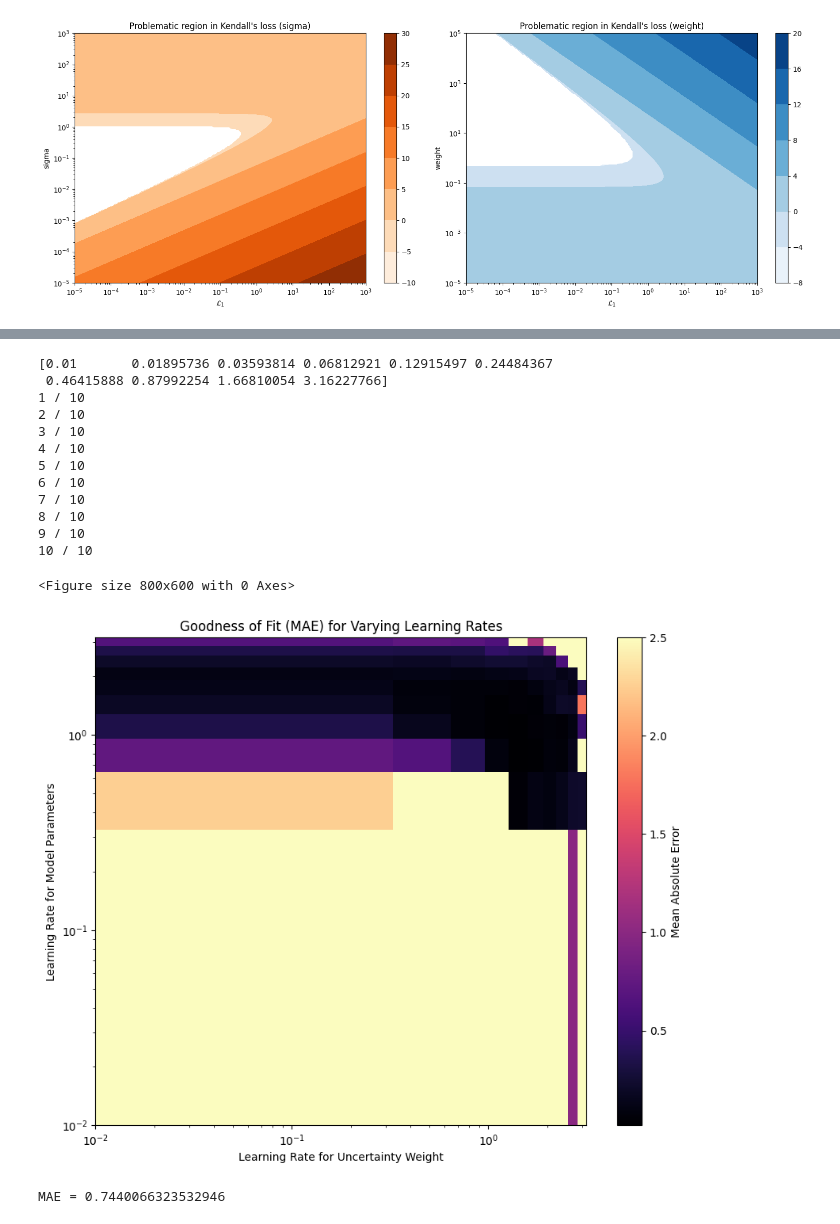
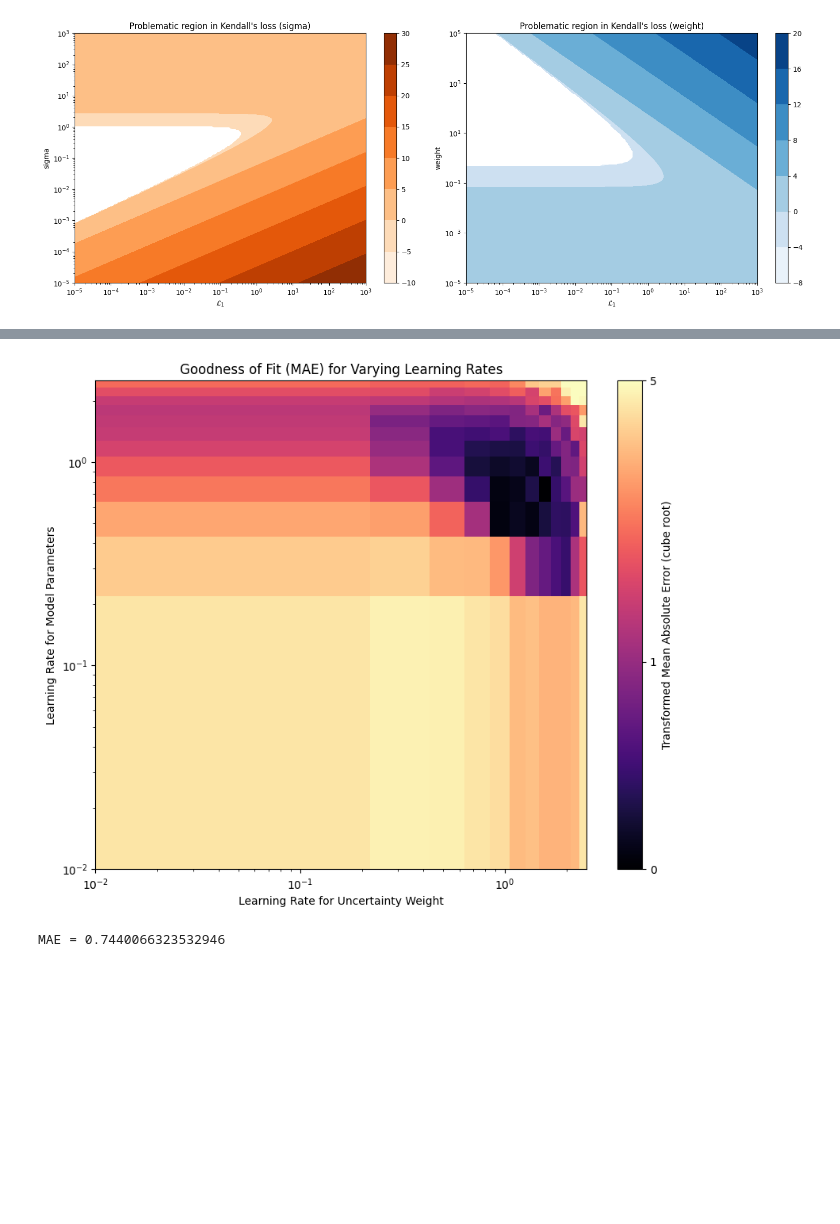
Before and after one commit to graphcore-research/minimol, a Jupyter notebook: notebooks/uncertainty_weighing.ipynb, the cells around one changed output, grey strips where cells are left out. Saved outputs shown, nothing was run; the diff lists cells and outputs as text; code cells hidden in the pictures; blank space fills up the shorter version.

```diff
--- a/notebooks/uncertainty_weighing.ipynb
+++ b/notebooks/uncertainty_weighing.ipynb
@@ -333,6 +209,7 @@ import matplotlib.pyplot as plt
 
 plt.figure(figsize=(8, 6))
 
+repeats = 3
 true_vars = np.logspace(-3, 0, 10)
 # sample_sizes = [8000, 12000, 15000, 18000, 20000]
 # colors = plt.cm.magma(np.linspace(0.2, 0.8, len(sample_sizes)))
@@ -349,19 +226,16 @@ for i, epoch in enumerate(epochs):
     device = torch.device('cpu')
     # device = torch.device('cuda' if torch.cuda.is_available() and batch_size >= 128 else 'cpu')
 
-    learned_vars     = np.zeros_like(true_vars)
+    learned_vars = np.zeros_like(true_vars)
     std_learned_vars = np.zeros_like(true_vars)
 
     for j, variance in enumerate(true_vars):
         # print(f"{i + 1} / {len(batch_sizes)} - {j + 1} / {len(true_vars)}")
         print(f"{i + 1} / {len(epochs)} - {j + 1} / {len(true_vars)}")
-        var_samples = []
+        log_vars = run(variance, samples=1000, epochs=epoch, lr=1e-1, repeats=repeats, batch_size=2, device=device, uncertainty_weighing=True)
 
-        for seed in range(1, 4):
-            var_samples.append(run(variance, samples=1000, epochs=epoch, lr=1e-1, seed=seed, batch_size=2, device=device, uncertainty_weighing=True))
-
-        std_learned_vars[j] = np.std(var_samples)
-        learned_vars[j] = np.mean(var_samples)
+        std_learned_vars[j] = np.std(log_vars)
+        learned_vars[j] = np.mean(log_vars)
 
     plt.plot(true_vars, learned_vars, color=colors[i], alpha=0.7, label=f'num epochs: {epoch}')
     plt.errorbar(true_vars, learned_vars, yerr=std_learned_vars, color=colors[i], elinewidth=1, capsize=1, alpha=0.2)
@@ -398,69 +255,54 @@ import numpy as np
 import matplotlib.pyplot as plt
 from sklearn.metrics import mean_absolute_error as mae
 import scipy.stats as stats
 
 plt.figure(figsize=(8, 6))
 
-lrs = np.logspace(-2.0, 0.5, 10)
-print(lrs)
-true_vars = np.logspace(-2.0, 0.5, 10)
+repeats = 3
+lrs = np.logspace(-2.0, 0.4, 12)
+true_vars = np.logspace(-2.0, 0.5, 12)
 gofs = np.zeros((len(lrs), len(lrs)))
 colors = plt.cm.magma(np.linspace(0.1, 1, len(lrs)))
 device = torch.device('cpu')
 
 for i, lr_weights in enumerate(lrs):
     print(f'{i + 1} / {len(lrs)}')
     for k, lr_uw in enumerate(lrs):
 
         learned_vars = np.zeros_like(true_vars)
 
         for j, variance in enumerate(true_vars):
-            var_samples = []
 
-            for seed in range(1, 3):
-                var_samples.append(
-                    run(
-                        variance,
-                        epochs=5,
-                        seed=seed,
-                        batch_size=4,
-                        samples=2000,
-                        device=device,
-                        lr=(lr_weights, lr_uw),
-                        uncertainty_weighing=True
-                    )
-                )
+            log_vars = run(
+                variance,
+                epochs=1,
+                batch_size=4,
+                samples=2000,
+                device=device,
+                repeats=repeats,
+                lr=(lr_weights, lr_uw),
+                uncertainty_weighing=True
+            )
 
-            learned_vars[j] = np.mean(var_samples)
+            learned_vars[j] = np.mean(log_vars)
 
-        gofs[i][k] = mae(true_vars, learned_vars)
+        gofs[i][k] = mae(np.log(true_vars), np.log(learned_vars))
 
-gofs_clipped = np.log(np.clip(gofs, 0, 2.5))
+gofs_transformed = np.cbrt(np.clip(gofs, 0, 5))
 
 plt.figure(figsize=(10, 8))
-plt.imshow(gofs_clipped, aspect='auto', cmap='magma', origin='lower', extent=[lrs.min(), lrs.max(), lrs.min(), lrs.max()])
-plt.colorbar(label='Mean Absolute Error')
+plt.imshow(gofs_transformed, aspect='auto', cmap='magma', origin='lower', extent=[lrs.min(), lrs.max(), lrs.min(), lrs.max()])
+cbar = plt.colorbar(label='Transformed Mean Absolute Error (cube root)')
+cbar.set_ticks([np.min(gofs_transformed), np.cbrt(1), np.cbrt(5)])
+cbar.set_ticklabels(['0', '1', '5'])
 plt.xlabel('Learning Rate for Uncertainty Weight')
 plt.ylabel('Learning Rate for Model Parameters')
 plt.xscale('log')
 plt.yscale('log')
 plt.title('Goodness of Fit (MAE) for Varying Learning Rates')
 plt.show()
 # %% [output]
-[0.01       0.01895736 0.03593814 0.06812921 0.12915497 0.24484367
- 0.46415888 0.87992254 1.66810054 3.16227766]
-1 / 10
-2 / 10
-3 / 10
-4 / 10
-5 / 10
-6 / 10
-7 / 10
-8 / 10
-9 / 10
-10 / 10
-<Figure size 800x600 with 0 Axes>
-[figure, old version]
+[figure, new version]
 # %%
 from sklearn.metrics import mean_absolute_error as mae
 
```
Also changed, not shown: parts of 14 cells of this notebook, 2 other files.
